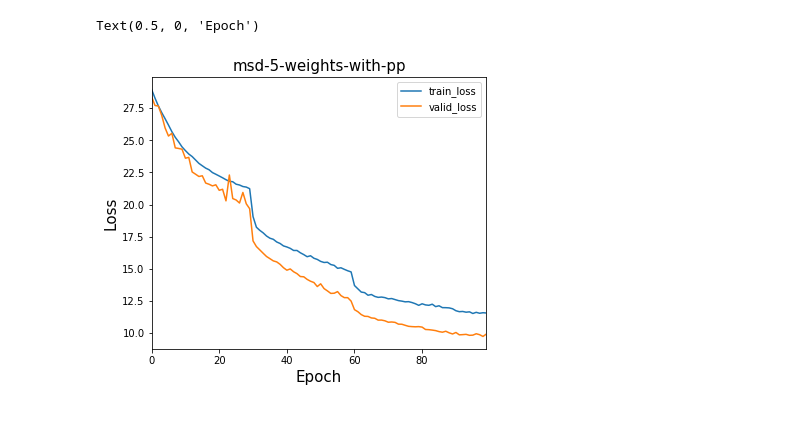
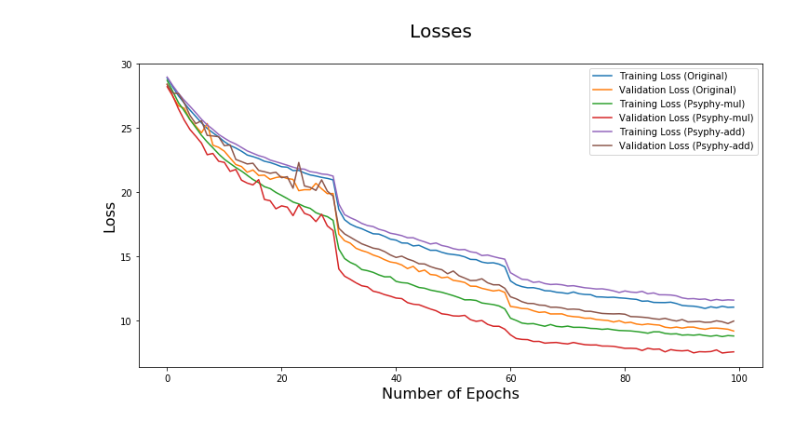
Before and after one commit to KiyoshiKAWASAKI/pami_osr, a Jupyter notebook: utils/plot_loss.ipynb, the cells around one changed output. Drawn from its saved outputs; the diff is of its cells as text; code cells hidden in the pictures.

Commit message:
finished visualization

```diff
--- a/utils/plot_loss.ipynb
+++ b/utils/plot_loss.ipynb
@@ -20,13 +26,28 @@ df.head(2)
-# %%
-# Get training loss and validation loss
-loss = df[["train_loss", "valid_loss"]]
-
-# Plot
-ax = loss.plot(figsize=(6, 5))
-
-ax.set_title("msd-5-weights-with-pp", fontsize=15)
-ax.set_ylabel('Loss', fontsize=15)
-ax.set_xlabel('Epoch', fontsize=15)
-# %% [output]
-Text(0.5, 0, 'Epoch')
-[figure, removed]
+# %%
+# Get the losses for 3 models
+train_loss_original = df_original[["train_loss"]]
+valid_loss_original = df_original[["valid_loss"]]
+
+train_loss_pp_mul = df_pp_mul[["train_loss"]]
+valid_loss_pp_mul = df_pp_mul[["valid_loss"]]
+
+train_loss_pp_add = df_pp_add[["train_loss"]]
+valid_loss_pp_add = df_pp_add[["valid_loss"]]
+# %%
+fig = plt.figure(figsize=(12,6))
+
+plt.plot(train_loss_original, label="Training Loss (Original)")
+plt.plot(valid_loss_original, label="Validation Loss (Original)")
+plt.plot(train_loss_pp_mul, label="Training Loss (Psyphy-mul)")
+plt.plot(valid_loss_pp_mul, label="Validation Loss (Psyphy-mul)")
+plt.plot(train_loss_pp_add, label="Training Loss (Psyphy-add)")
+plt.plot(valid_loss_pp_add, label="Validation Loss (Psyphy-add)")
+
+fig.suptitle('Losses', fontsize=20)
+plt.xlabel('Number of Epochs', fontsize=16)
+plt.ylabel('Loss', fontsize=16)
+
+plt.legend()
+plt.show()
+# %% [output]
+[figure, added]
```
Also changed, not shown: parts of 5 cells of this notebook, 3 other files.
